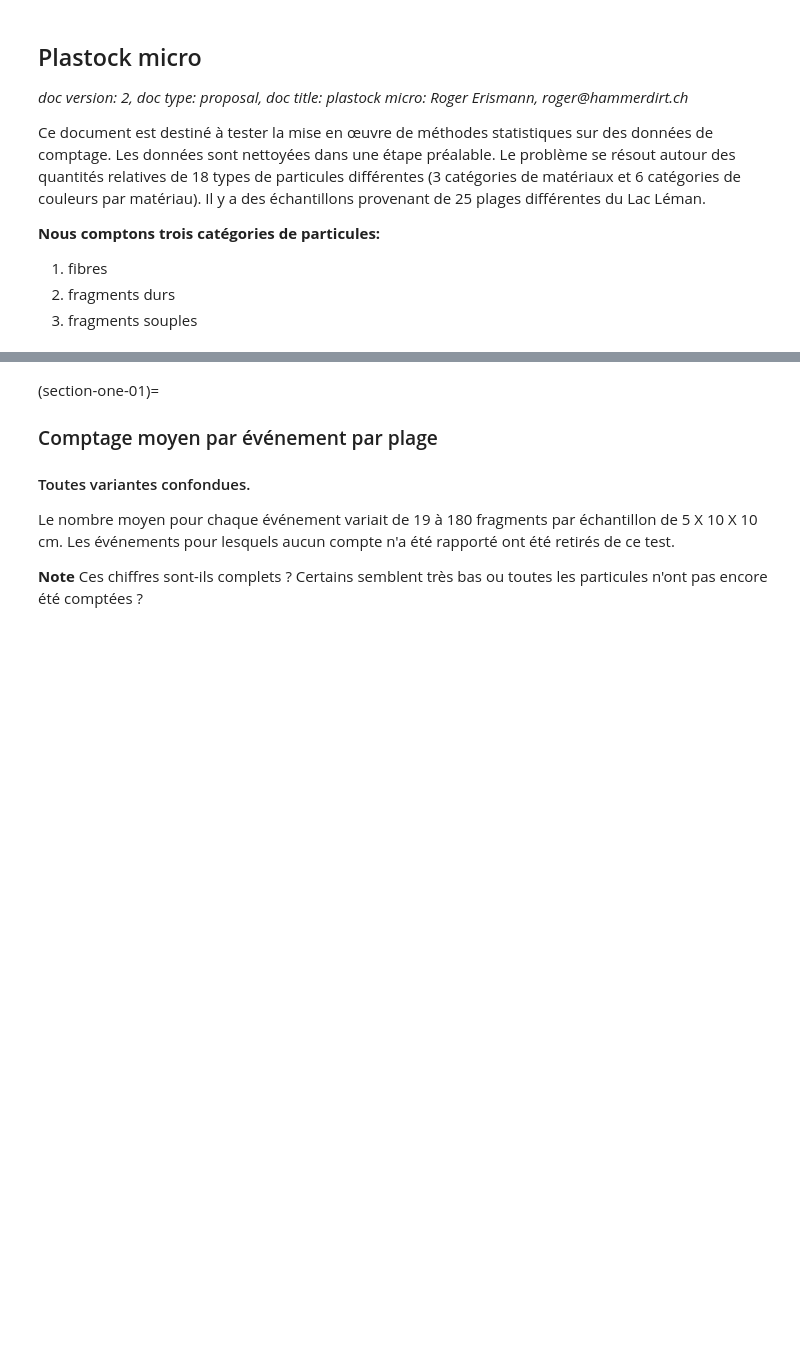
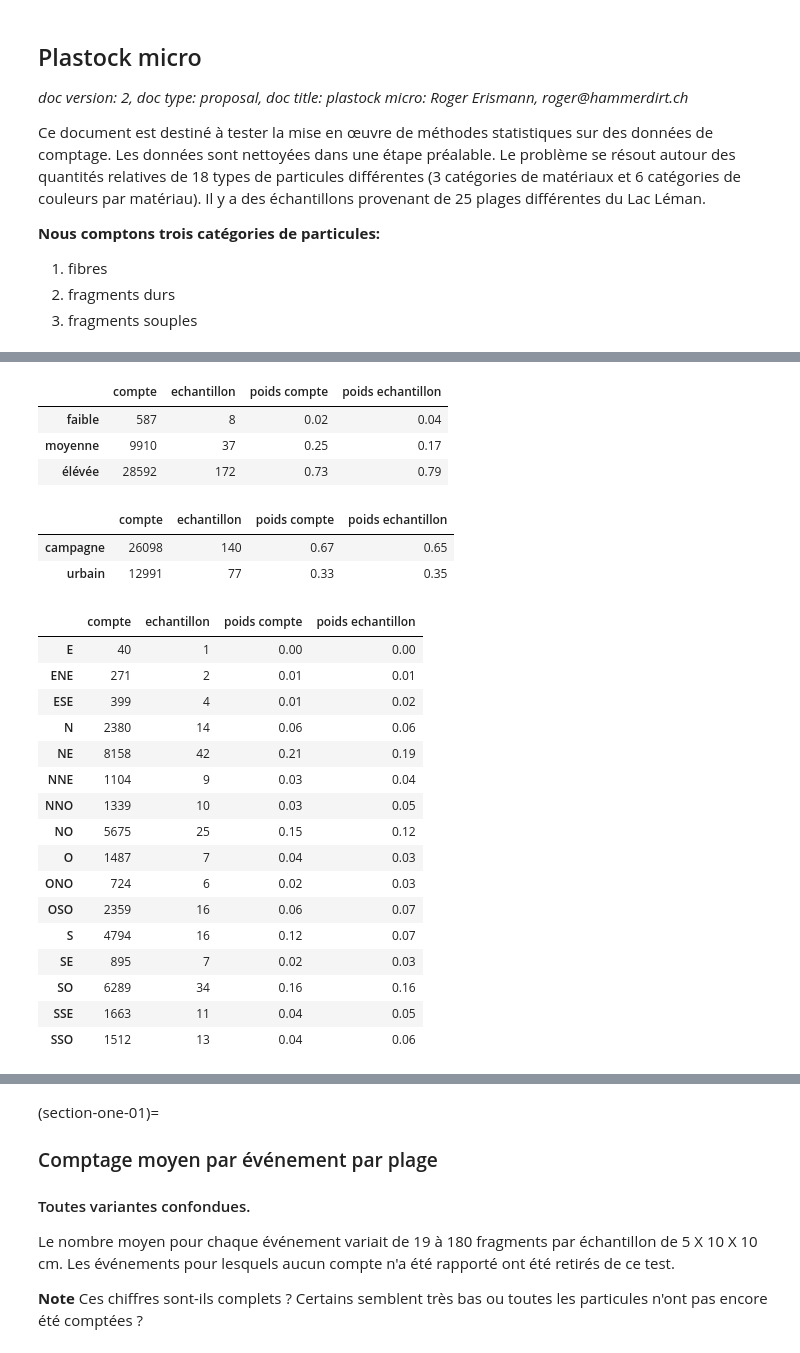
Before and after one commit to AssociationSauvegardeLeman/plastock, a Jupyter notebook: plstk_01.ipynb, the cells around one changed output, grey strips where cells are left out. Saved outputs shown, nothing was run; the diff lists cells and outputs as text; code cells hidden in the pictures; blank space fills up the shorter version.

```diff
--- a/plstk_01.ipynb
+++ b/plstk_01.ipynb
@@ -14,6 +14,13 @@ from statsmodels.stats.anova import anova_lm
 import json
 
 rng = np.random.default_rng(42)
+sns.set_style("whitegrid")
+
+header_row = {'selector': 'th:nth-child(1)', 'props': f'background-color: #FFF;'}
+even_rows = {"selector": 'tr:nth-child(even)', 'props': f'background-color: rgba(139, 69, 19, 0.08);'}
+odd_rows = {'selector': 'tr:nth-child(odd)', 'props': 'background: #FFF;'}
+table_font = {'selector': 'tr', 'props': 'font-size: 12px;'}
+table_css_styles = [even_rows, odd_rows, table_font, header_row]
 # %% [markdown]
 ## Plastock micro
 
@@ -65,0 +143,32 @@ sns.set_style("whitegrid")
+# %%
+agg_ = {"compte":"sum", "echantillon":"nunique"}
+
+
+def add_weight_of_samples(data, samps: int=nsamples, tquantity: int=tquantity):
+
+    data["poids compte"] = data.compte/tquantity
+    data["poids echantillon"] = data.echantillon/nsamples
+
+    return data
+
+def add_labels_display(data, column_name, labels):
+    data[column_name] = data[column_name].apply(lambda x: labels[x])
+    data.set_index(column_name, drop=True, inplace=True)
+    data.index.name = None
+
+    return data.style.format(precision=2).set_table_styles(table_css_styles)
+
+position_total = work_data.groupby("position", as_index=False).agg(agg_)
+substrat_total = work_data.groupby("substrat", as_index=False).agg(agg_)
+frequentation_total = work_data.groupby("frequentation", as_index=False).agg(agg_)
+situation_total = work_data.groupby("situation", as_index=False).agg(agg_)
+orient_total = work_data.groupby("orientation", as_index=False).agg(agg_)
+particle_type_total = work_data.groupby("particle", as_index=False).agg(agg_)
+pos_total = add_weight_of_samples(position_total)
+
+pos_total = add_labels_display(pos_total, "position", name_the_zones)
+# pos_total["position"] = pos_total.position.apply(lambda x: name_the_zones[x])
+# pos_total.set_index("position", drop=True, inplace=True)
+# pos_total.index.name = None
+# pos_total.style.format(precision=2).set_table_styles(table_css_styles)
+pos_total
@@ -65,0 +189,38 @@ sns.set_style("whitegrid")
+# %%
+freq_total = add_weight_of_samples(frequentation_total)
+add_labels_display(freq_total, "frequentation", frequentation_name)
+# %% [output]
+|  | compte | echantillon | poids compte | poids echantillon |
+| faible | 587 | 8 | 0.02 | 0.04 |
+| moyenne | 9910 | 37 | 0.25 | 0.17 |
+| élévée | 28592 | 172 | 0.73 | 0.79 |
+# %%
+sit_total =  add_weight_of_samples(situation_total)
+add_labels_display(sit_total, "situation", situation_name)
+# %% [output]
+|  | compte | echantillon | poids compte | poids echantillon |
+| campagne | 26098 | 140 | 0.67 | 0.65 |
+| urbain | 12991 | 77 | 0.33 | 0.35 |
+# %%
+ori_total =  add_weight_of_samples(orient_total)
+ori_total.set_index("orientation", drop=True, inplace=True)
+ori_total.index.name = None
+ori_total.style.format(precision=2).set_table_styles(table_css_styles)
+# %% [output]
+|  | compte | echantillon | poids compte | poids echantillon |
+| E | 40 | 1 | 0.00 | 0.00 |
+| ENE | 271 | 2 | 0.01 | 0.01 |
+| ESE | 399 | 4 | 0.01 | 0.02 |
+| N | 2380 | 14 | 0.06 | 0.06 |
+| NE | 8158 | 42 | 0.21 | 0.19 |
+| NNE | 1104 | 9 | 0.03 | 0.04 |
+| NNO | 1339 | 10 | 0.03 | 0.05 |
+| NO | 5675 | 25 | 0.15 | 0.12 |
+| O | 1487 | 7 | 0.04 | 0.03 |
+| ONO | 724 | 6 | 0.02 | 0.03 |
+| OSO | 2359 | 16 | 0.06 | 0.07 |
+| S | 4794 | 16 | 0.12 | 0.07 |
+| SE | 895 | 7 | 0.02 | 0.03 |
+| SO | 6289 | 34 | 0.16 | 0.16 |
+| SSE | 1663 | 11 | 0.04 | 0.05 |
+| SSO | 1512 | 13 | 0.04 | 0.06 |
```
Also changed, not shown: parts of 35 cells of this notebook, 3 other files.
